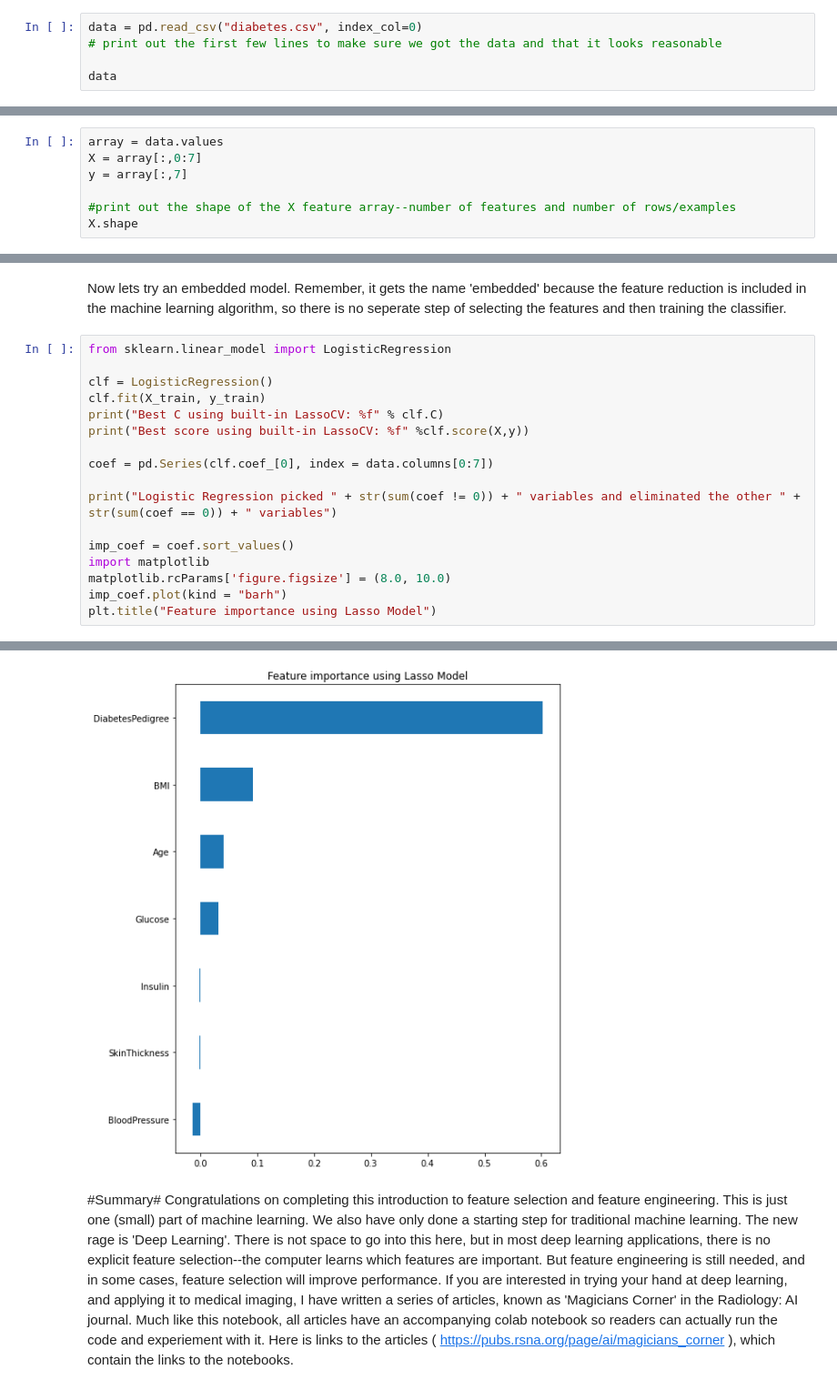
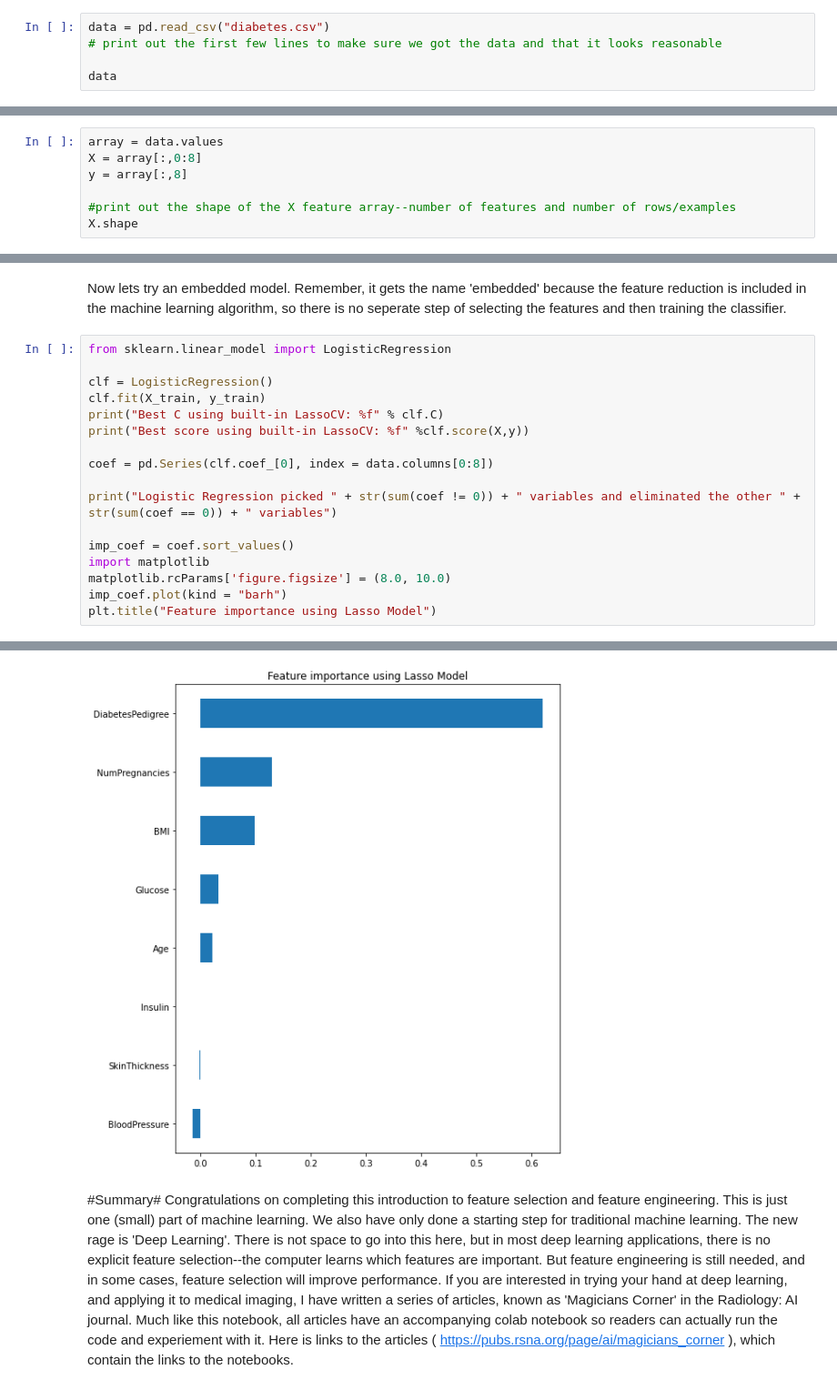
Before and after one commit to RSNA/AI-Deep-Learning-Lab-2019, a Jupyter notebook: FeatureSelection.ipynb, the cells around one changed output, grey strips where cells are left out. Shown at 91% size. Saved outputs shown, nothing was run; the diff lists cells and outputs as text.

Commit message:
Fixed CSV read (had been using column 0 as index)

```diff
--- a/FeatureSelection.ipynb
+++ b/FeatureSelection.ipynb
@@ -33,7 +33,7 @@ Now we ***import*** two libraries that provide important data handling capabilit
 
 **Interesting Side Note: **  Numpy was written by former Mayo Graduate Student Travis Oliphant. https://en.wikipedia.org/wiki/Travis_Oliphant
 # %%
-data = pd.read_csv("diabetes.csv", index_col=0)
+data = pd.read_csv("diabetes.csv")
 # print out the first few lines to make sure we got the data and that it looks reasonable
 
 data
@@ -74,8 +73,8 @@ plt.show()
 To do machine learning, we must convert the dataframe into a set of feature vectors (usually called 'X') and the class or label which we will call 'y', which in our case is 1-diabetic 0-not diabetic.
 # %%
 array = data.values
-X = array[:,0:7]
-y = array[:,7]
+X = array[:,0:8]
+y = array[:,8]
 
 #print out the shape of the X feature array--number of features and number of rows/examples
 X.shape
@@ -229,7 +251,7 @@ clf.fit(X_train, y_train)
 print("Best C using built-in LassoCV: %f" % clf.C)
 print("Best score using built-in LassoCV: %f" %clf.score(X,y))
 
-coef = pd.Series(clf.coef_[0], index = data.columns[0:7])
+coef = pd.Series(clf.coef_[0], index = data.columns[0:8])
 
 print("Logistic Regression picked " + str(sum(coef != 0)) + " variables and eliminated the other " +  str(sum(coef == 0)) + " variables")
 
@@ -246,4 +275,4 @@ Text(0.5, 1.0, 'Feature importance using Lasso Model')
-[figure, old version]
+[figure, new version]
 # %% [markdown]
 #Summary#
   Congratulations on completing this introduction to feature selection and feature engineering. This is just one (small) part of machine learning.
```
Also changed, not shown: parts of 12 cells of this notebook.
